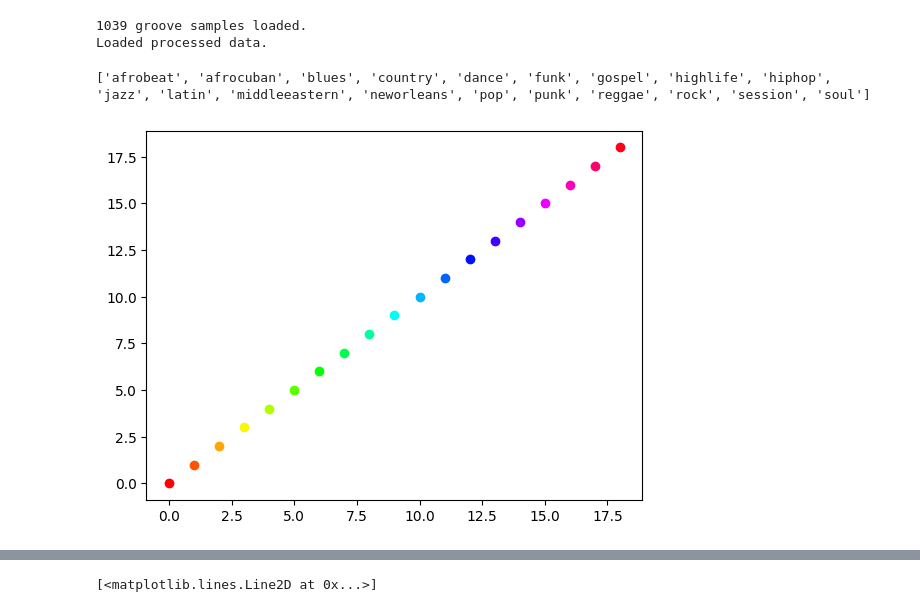
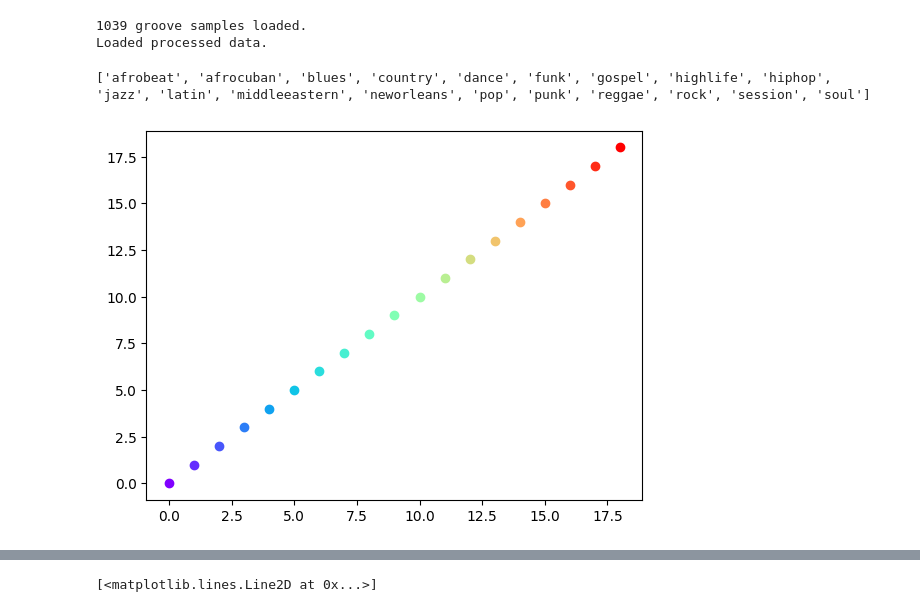
Before and after one commit to chenhi/groove_gang, a Jupyter notebook: demo_clustering.ipynb, the cells around one changed output, grey strips where cells are left out. Cells and saved outputs as stored; diff of their text form; code cells hidden in the pictures.

```diff
--- a/demo_clustering.ipynb
+++ b/demo_clustering.ipynb
@@ -86,22 +90,23 @@ Loaded processed data.
 # %%
 groove_names = set()
 for key in bn_data:
     if REDUCED_CATEGORIES:
         groove_names.add(get_reduced_groove_type(key))
     else:
         groove_names.add(get_groove_type(key))
 groove_names = list(groove_names)
 groove_names.sort()
 
-groove_colors = plt.cm.get_cmap('hsv', len(groove_names))
+groove_colors = mpl.colormaps['rainbow'](np.linspace(0, 1, len(groove_names)))
+#plt.cm.get_cmap('hsv', len(groove_names))
 
 for i in range(len(groove_names)):
-    plt.scatter([i], [i], color=groove_colors(i))
+    plt.scatter([i], [i], color=groove_colors[i])
 
 print(groove_names)
 # %% [output]
 ['afrobeat', 'afrocuban', 'blues', 'country', 'dance', 'funk', 'gospel', 'highlife', 'hiphop', 'jazz', 'latin', 'middleeastern', 'neworleans', 'pop', 'punk', 'reggae', 'rock', 'session', 'soul']
-[figure, old version]
+[figure, new version]
 # %%
 from groove.intraclustering import get_primary_gaussian_mean
 
```
Also changed, not shown: parts of 3 cells of this notebook, 2 other files.
